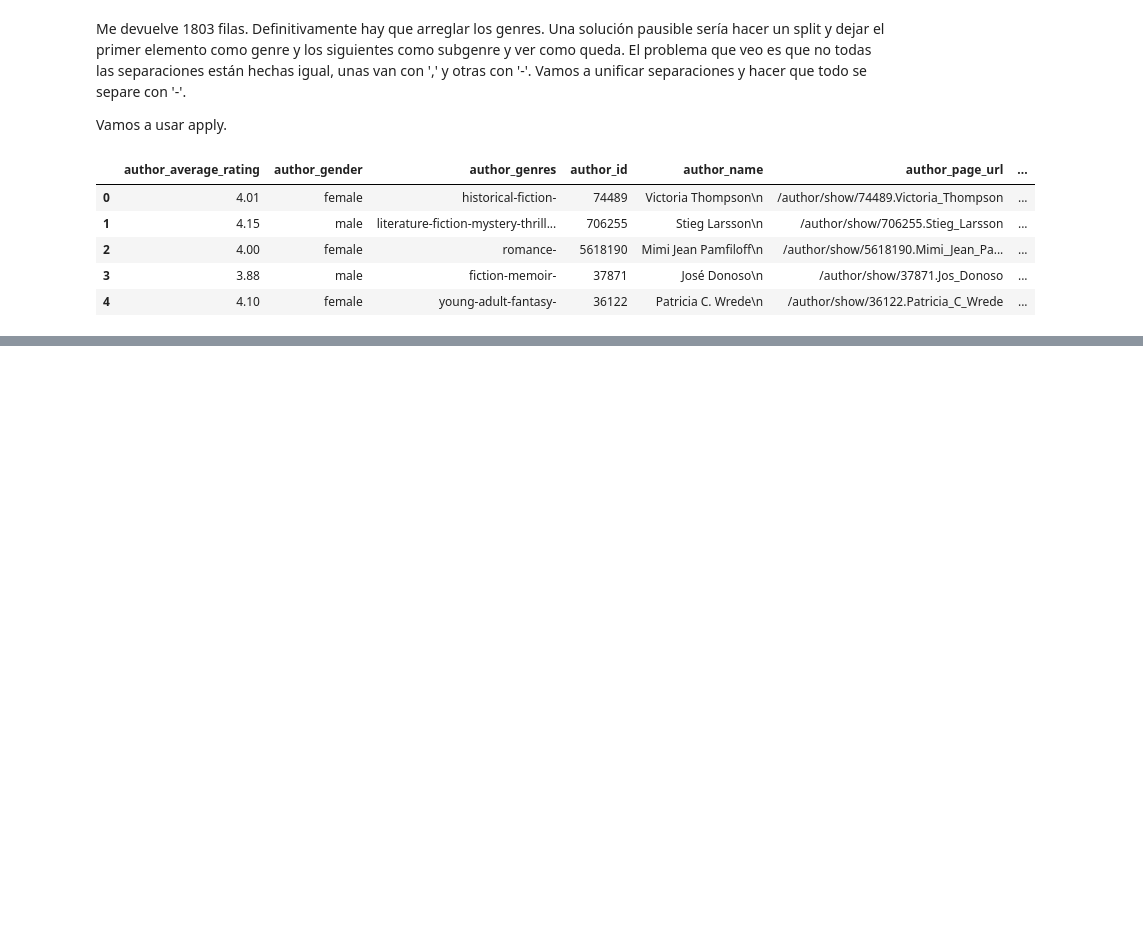
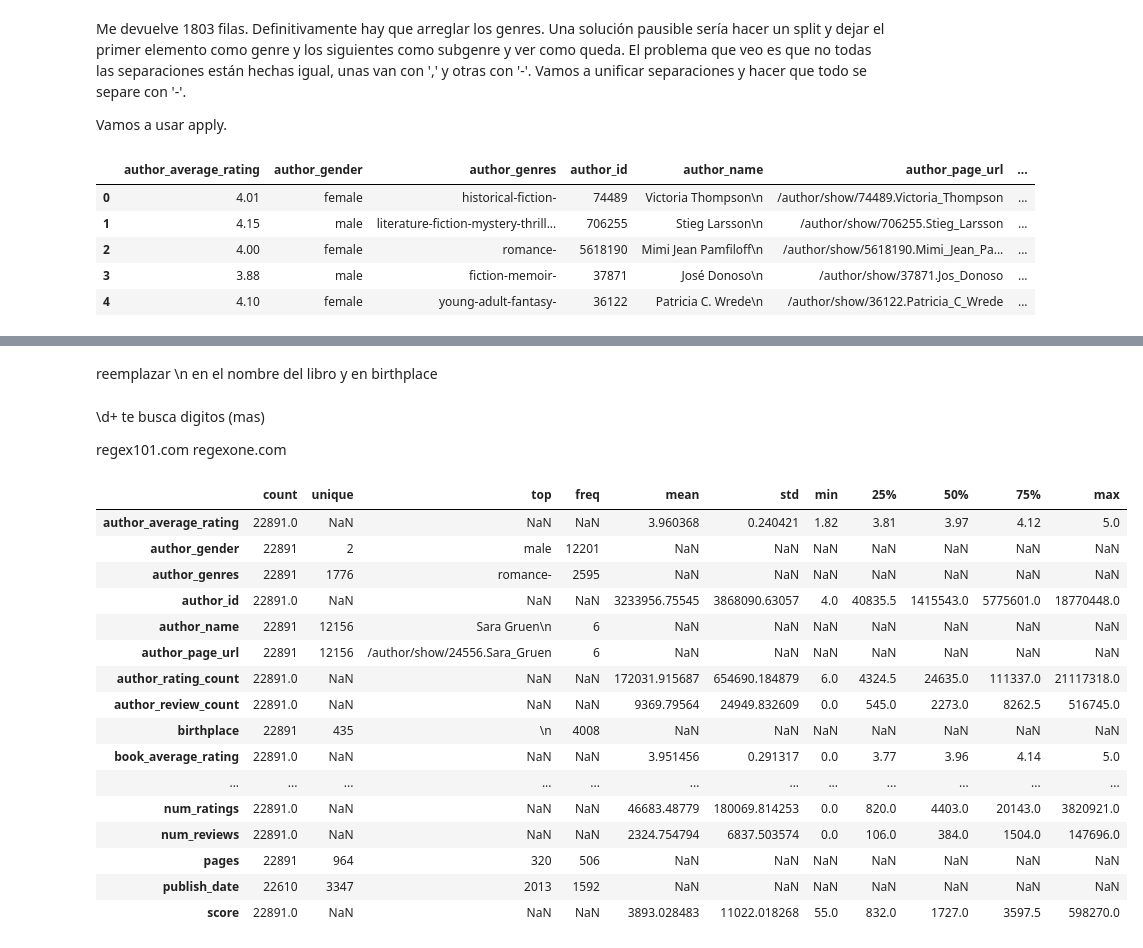
Before and after one commit to Ironhack-Data-Madrid-PartTime-Oct22/lab-intro-pandas, a Jupyter notebook: books_df.ipynb, the cells around one changed output, grey strips where cells are left out. Drawn from its saved outputs; the diff is of its cells as text; code cells hidden in the pictures; blank space fills up the shorter version.

```diff
--- a/books_df.ipynb
+++ b/books_df.ipynb
@@ -137,0 +209,28 @@ Una vez que tenemos los géneros separados solo por '-', vamos a separar la prim
+# %% [markdown]
+reemplazar \n en el nombre del libro y en birthplace
+# %% [markdown]
+\d+ te busca digitos (mas)
+
+regex101.com
+regexone.com
+# %%
+df = df_books.describe(include = "all").T
+df
+# %% [output]
+|  | count | unique | top | freq | mean | std | min | 25% | 50% | 75% | max |
+| author_average_rating | 22891.0 | NaN | NaN | NaN | 3.960368 | 0.240421 | 1.82 | 3.81 | 3.97 | 4.12 | 5.0 |
+| author_gender | 22891 | 2 | male | 12201 | NaN | NaN | NaN | NaN | NaN | NaN | NaN |
+| author_genres | 22891 | 1776 | romance- | 2595 | NaN | NaN | NaN | NaN | NaN | NaN | NaN |
+| author_id | 22891.0 | NaN | NaN | NaN | 3233956.75545 | 3868090.63057 | 4.0 | 40835.5 | 1415543.0 | 5775601.0 | 18770448.0 |
+| author_name | 22891 | 12156 | Sara Gruen\n | 6 | NaN | NaN | NaN | NaN | NaN | NaN | NaN |
+| author_page_url | 22891 | 12156 | /author/show/24556.Sara_Gruen | 6 | NaN | NaN | NaN | NaN | NaN | NaN | NaN |
+| author_rating_count | 22891.0 | NaN | NaN | NaN | 172031.915687 | 654690.184879 | 6.0 | 4324.5 | 24635.0 | 111337.0 | 21117318.0 |
+| author_review_count | 22891.0 | NaN | NaN | NaN | 9369.79564 | 24949.832609 | 0.0 | 545.0 | 2273.0 | 8262.5 | 516745.0 |
+| birthplace | 22891 | 435 | \n | 4008 | NaN | NaN | NaN | NaN | NaN | NaN | NaN |
+| book_average_rating | 22891.0 | NaN | NaN | NaN | 3.951456 | 0.291317 | 0.0 | 3.77 | 3.96 | 4.14 | 5.0 |
+| ... | ... | ... | ... | ... | ... | ... | ... | ... | ... | ... | ... |
+| num_ratings | 22891.0 | NaN | NaN | NaN | 46683.48779 | 180069.814253 | 0.0 | 820.0 | 4403.0 | 20143.0 | 3820921.0 |
+| num_reviews | 22891.0 | NaN | NaN | NaN | 2324.754794 | 6837.503574 | 0.0 | 106.0 | 384.0 | 1504.0 | 147696.0 |
+| pages | 22891 | 964 | 320 | 506 | NaN | NaN | NaN | NaN | NaN | NaN | NaN |
+| publish_date | 22610 | 3347 | 2013 | 1592 | NaN | NaN | NaN | NaN | NaN | NaN | NaN |
+| score | 22891.0 | NaN | NaN | NaN | 3893.028483 | 11022.018268 | 55.0 | 832.0 | 1727.0 | 3597.5 | 598270.0 |
```
Also changed, not shown: parts of 11 cells of this notebook, 1 other file.
